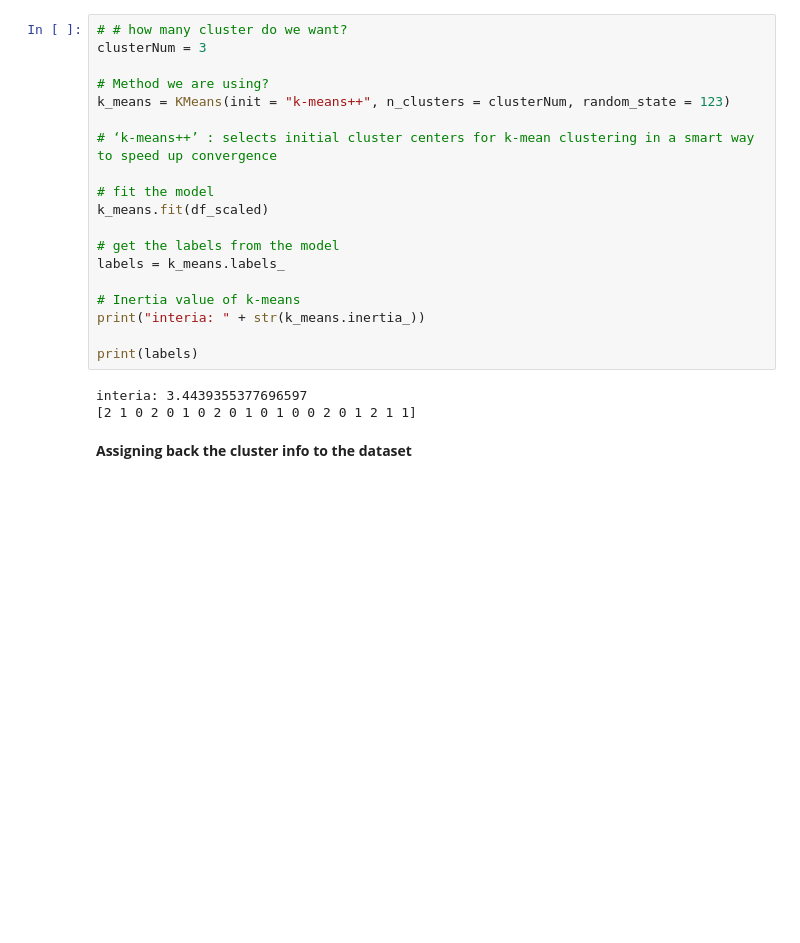
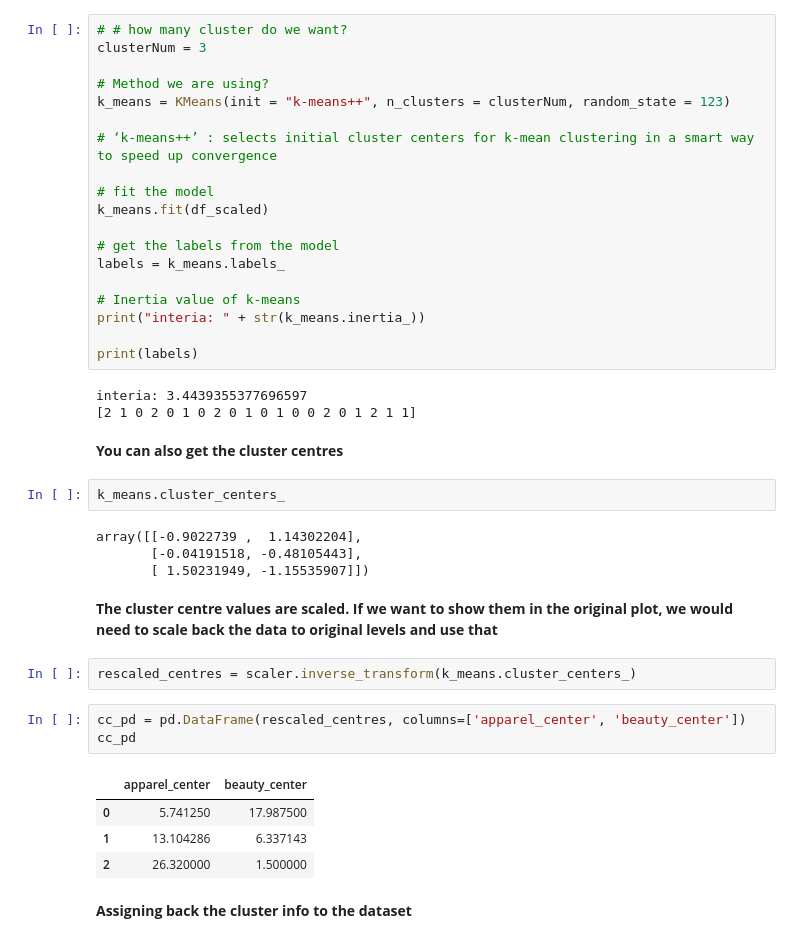
Before and after one commit to vkoul/pythonbook, a Jupyter notebook: _sources/10Clustering.ipynb, the cells around one changed output. Cells and saved outputs as stored; diff of their text form; blank space fills up the shorter version.

```diff
--- a/_sources/10Clustering.ipynb
+++ b/_sources/10Clustering.ipynb
@@ -208,6 +208,26 @@ print(labels)
 # %% [output]
 interia: 3.4439355377696597
 [2 1 0 2 0 1 0 2 0 1 0 1 0 0 2 0 1 2 1 1]
+# %% [markdown]
+**You can also get the cluster centres**
+# %%
+k_means.cluster_centers_
+# %% [output]
+array([[-0.9022739 ,  1.14302204],
+       [-0.04191518, -0.48105443],
+       [ 1.50231949, -1.15535907]])
+# %% [markdown]
+**The cluster centre values are scaled. If we want to show them in the original plot, we would need to scale back the data to  original levels and use that**
+# %%
+rescaled_centres = scaler.inverse_transform(k_means.cluster_centers_)
+# %%
+cc_pd = pd.DataFrame(rescaled_centres, columns=['apparel_center', 'beauty_center'])
+cc_pd
+# %% [output]
+|  | apparel_center | beauty_center |
+| 0 | 5.741250 | 17.987500 |
+| 1 | 13.104286 | 6.337143 |
+| 2 | 26.320000 | 1.500000 |
 # %% [markdown]
 **Assigning back the cluster info to the dataset**
 # %%
```
Also changed, not shown: parts of 8 cells of this notebook, 7 other files.
